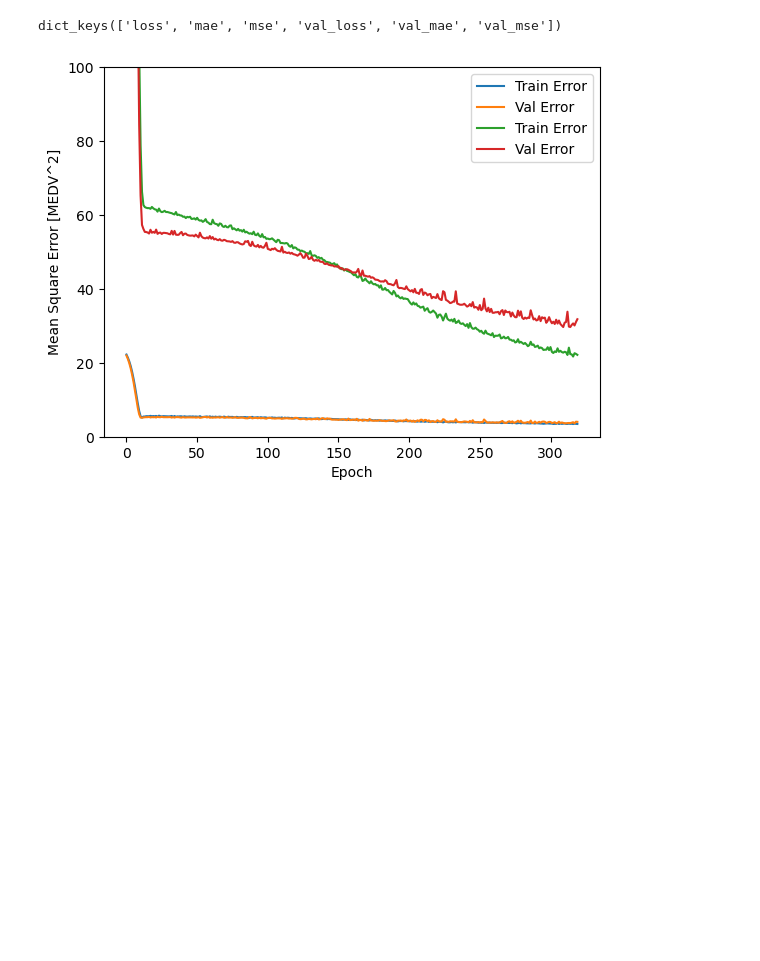
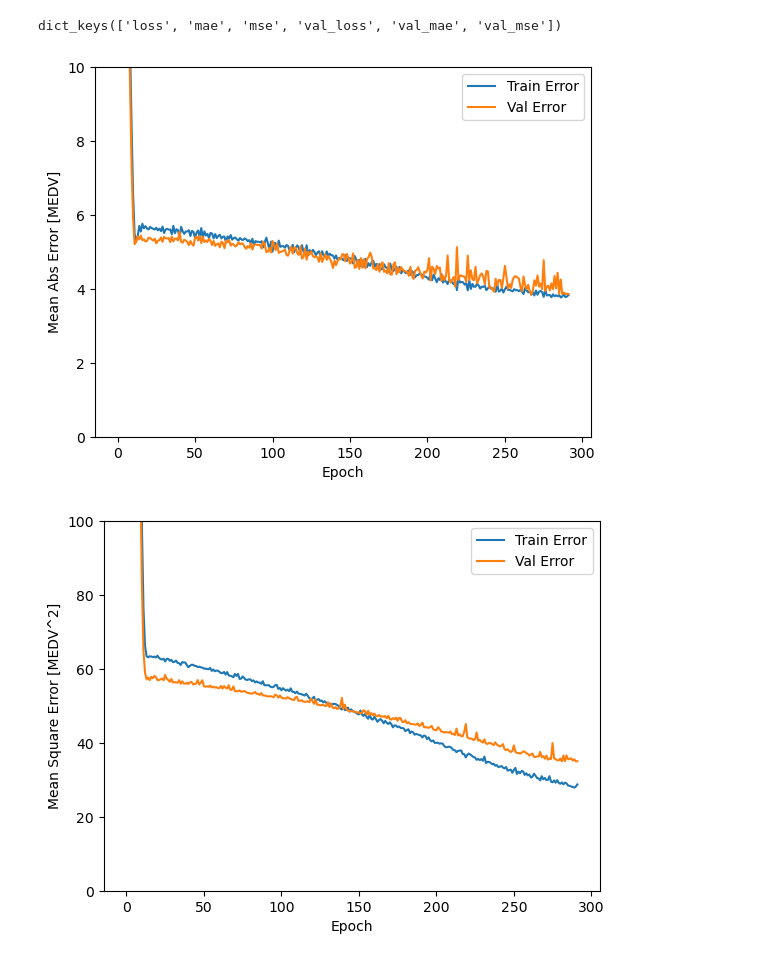
Before and after one commit to rud-rax/DeepLearning, a Jupyter notebook: Assignments/linearRegression.ipynb, the cells around one changed output. Saved outputs shown, nothing was run; the diff lists cells and outputs as text; code cells hidden in the pictures; blank space fills up the shorter version.

```diff
--- a/Assignments/linearRegression.ipynb
+++ b/Assignments/linearRegression.ipynb
@@ -277,29 +284,32 @@ dict_keys(['loss', 'mae', 'mse', 'val_loss', 'val_mae', 'val_mse'])
 # %%
 def plot_history(hist) :
     # hist = pd.DataFrame(history.history)
     # hist['epoch'] = hist.epoch
 
 
     plt.figure()
     plt.xlabel('Epoch')
     plt.ylabel('Mean Abs Error [MEDV]')
 
     plt.plot(hist['epoch'],hist['mae'],label = 'Train Error')
     plt.plot(hist['epoch'],hist['val_mae'],label = 'Val Error')
 
     plt.legend()
-    plt.ylim([0,5])
+    plt.ylim([0,10])
+    plt.show()
 
     plt.xlabel('Epoch')
     plt.ylabel('Mean Square Error [MEDV^2]')
     plt.plot(hist['epoch'],hist['mse'],label = 'Train Error')
     plt.plot(hist['epoch'],hist['val_mse'],label = 'Val Error')
     plt.legend()
     plt.ylim([0,100])
+    plt.show()
 
 plot_history(hist)
 # %% [output]
-[figure, old version]
+[figure, new version]
+[figure, added]
 # %%
 hist
 # %% [output]
```
Also changed, not shown: parts of 8 cells of this notebook, 9 other files.
